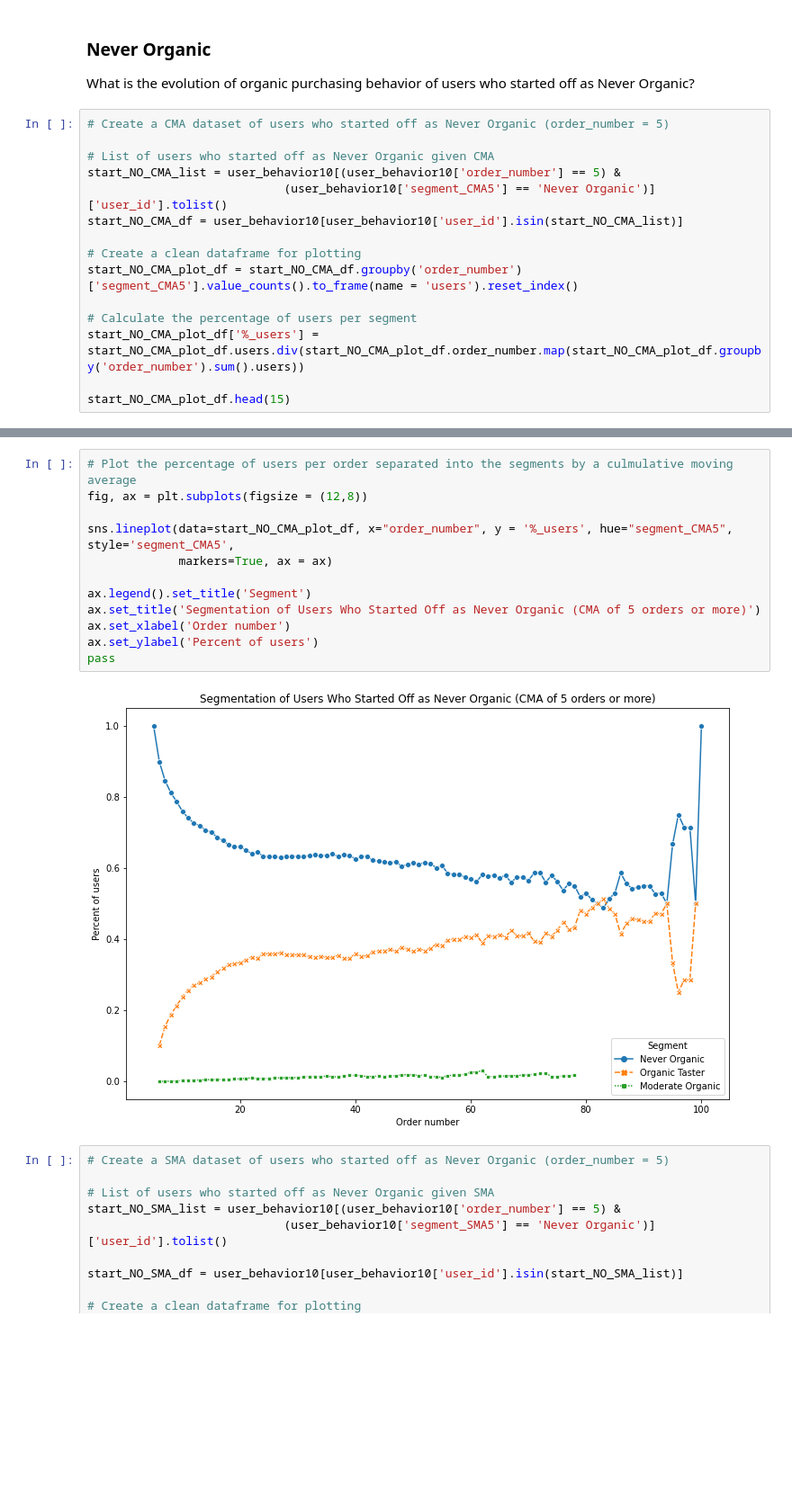
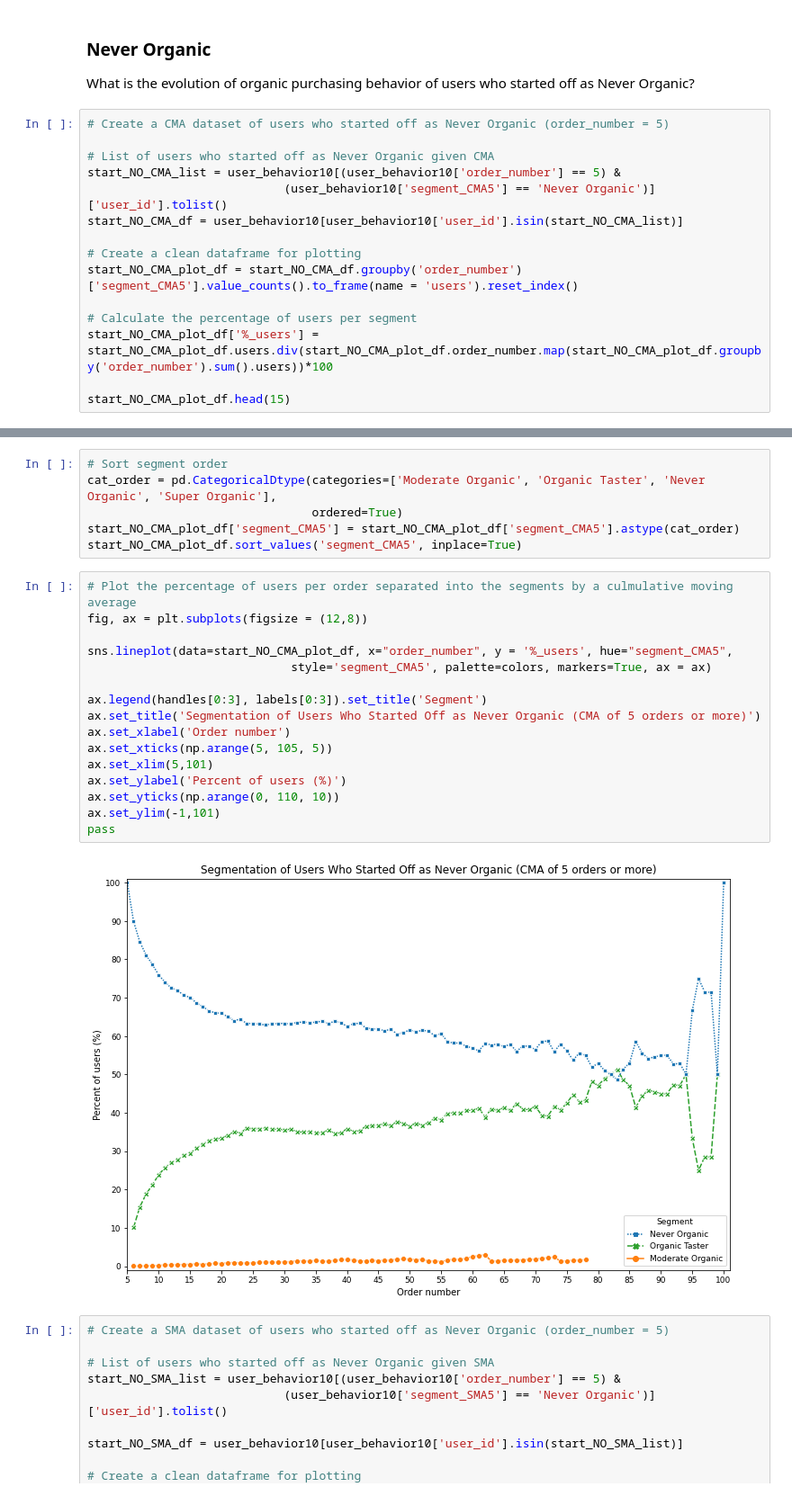
Before and after one commit to stemlock/Instacart_Market_Basket_Data_Analysis, a Jupyter notebook: Question 3.ipynb, the cells around one changed output, grey strips where cells are left out. Shown at 90% size. Drawn from its saved outputs; the diff is of its cells as text; blank space fills up the shorter version.

```diff
--- a/Question 3.ipynb
+++ b/Question 3.ipynb
@@ -504,7 +524,7 @@ start_NO_CMA_df = user_behavior10[user_behavior10['user_id'].isin(start_NO_CMA_l
 start_NO_CMA_plot_df = start_NO_CMA_df.groupby('order_number')['segment_CMA5'].value_counts().to_frame(name = 'users').reset_index()
 
 # Calculate the percentage of users per segment
-start_NO_CMA_plot_df['%_users'] = start_NO_CMA_plot_df.users.div(start_NO_CMA_plot_df.order_number.map(start_NO_CMA_plot_df.groupby('order_number').sum().users))
+start_NO_CMA_plot_df['%_users'] = start_NO_CMA_plot_df.users.div(start_NO_CMA_plot_df.order_number.map(start_NO_CMA_plot_df.groupby('order_number').sum().users))*100
 
 start_NO_CMA_plot_df.head(15)
 # %% [output]
@@ -527,17 +547,27 @@ start_NO_CMA_plot_df.head(15)
+# %%
+# Sort segment order
+cat_order = pd.CategoricalDtype(categories=['Moderate Organic', 'Organic Taster', 'Never Organic', 'Super Organic'],
+                                ordered=True)
+start_NO_CMA_plot_df['segment_CMA5'] = start_NO_CMA_plot_df['segment_CMA5'].astype(cat_order)
+start_NO_CMA_plot_df.sort_values('segment_CMA5', inplace=True)
 # %%
 # Plot the percentage of users per order separated into the segments by a culmulative moving average
 fig, ax = plt.subplots(figsize = (12,8))
 
-sns.lineplot(data=start_NO_CMA_plot_df, x="order_number", y = '%_users', hue="segment_CMA5", style='segment_CMA5',
-             markers=True, ax = ax)
+sns.lineplot(data=start_NO_CMA_plot_df, x="order_number", y = '%_users', hue="segment_CMA5",
+                             style='segment_CMA5', palette=colors, markers=True, ax = ax)
 
-ax.legend().set_title('Segment')
+ax.legend(handles[0:3], labels[0:3]).set_title('Segment')
 ax.set_title('Segmentation of Users Who Started Off as Never Organic (CMA of 5 orders or more)')
 ax.set_xlabel('Order number')
-ax.set_ylabel('Percent of users')
+ax.set_xticks(np.arange(5, 105, 5))
+ax.set_xlim(5,101)
+ax.set_ylabel('Percent of users (%)')
+ax.set_yticks(np.arange(0, 110, 10))
+ax.set_ylim(-1,101)
 pass
 # %% [output]
-[figure, old version]
+[figure, new version]
 # %%
 # Create a SMA dataset of users who started off as Never Organic (order_number = 5)
 
```
Also changed, not shown: parts of 20 cells of this notebook.
